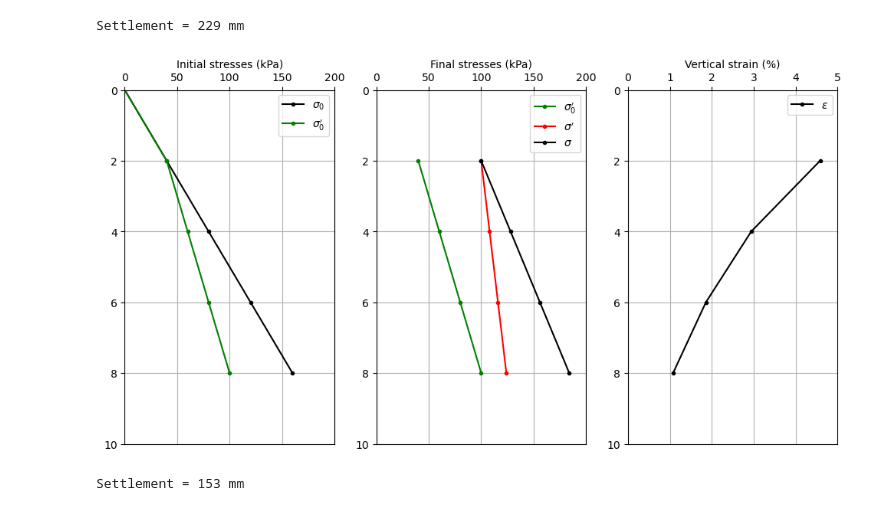
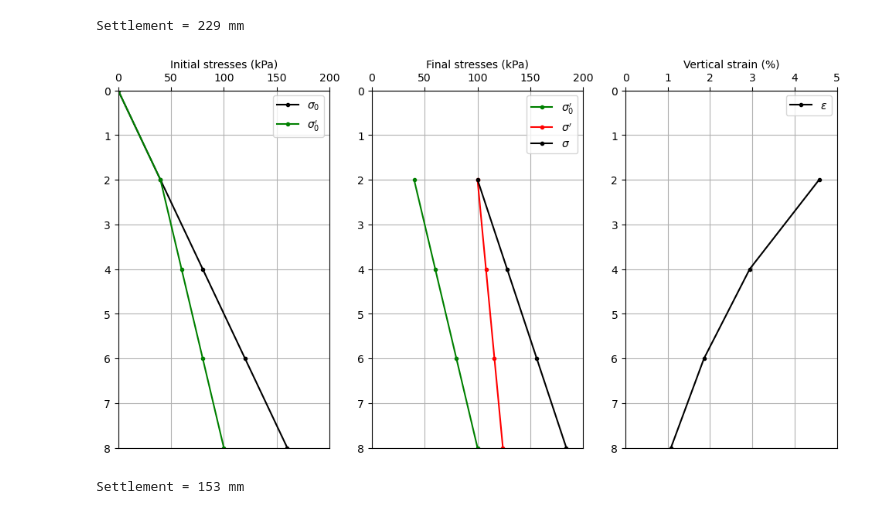
Before and after one commit to nfcd/geotech, a Jupyter notebook: settlements.ipynb, the cells around one changed output. Drawn from its saved outputs; the diff is of its cells as text; code cells hidden in the pictures.

```diff
--- a/settlements.ipynb
+++ b/settlements.ipynb
@@ -91,9 +91,10 @@ def vert_strain(sigma_0, delta_sigma, modulus, model=1):
 
     return epsilon
 # %%
-# Lecture 10, Example 1:
+# Lecture 10, Example 1 (4.2 i Aarhaug, 1992, Geoteknikk):
 interval = 1 # interval between layers
-bases = np.arange(interval, 10+interval, interval)
+depth_f = 10 # final depth
+bases = np.arange(interval, depth_f+interval, interval)
 gammas = np.ones(len(bases))*18
 gw = 0 # groundwater at the ground surface
 gamma_w = 10.0
@@ -116,7 +117,7 @@ for i in range(len(epsilon)):
 
 # plot the results
 fig, ax = plt.subplots(1, 3, figsize=(12, 6))
-depths = np.arange(0, 10+interval, interval)
+depths = np.arange(0, depth_f+interval, interval)
 # initial stresses
 ax[0].plot(sz_total_o, depths, 'k.-', label=r'$\sigma_0$')
 ax[0].plot(sz_eff_o, depths, 'g.-', label=r"$\sigma_0'$")
@@ -139,7 +140,7 @@ for i in range(3):
     ax[i].xaxis.tick_top()
     ax[i].set_xlabel(x_labels[i])
     ax[i].set_xlim(0, xmax[i])
-    ax[i].set_ylim(10, 0)
+    ax[i].set_ylim(depth_f, 0)
     ax[i].grid()
 
 plt.show()
@@ -151,9 +152,10 @@ print(f"Settlement = {settlement*1e3:.0f} mm")
 [figure]
 Settlement = 36 mm
 # %%
-# Lecture 10, Example 2:
+# Lecture 10, Example 2: (4.3 i Aarhaug, 1992, Geoteknikk)
 interval = 1
-bases = np.arange(interval, 10+interval, interval)
+depth_f = 10
+bases = np.arange(interval, depth_f+interval, interval)
 gammas = np.zeros(len(bases))
 # if bases <=3 gammas are 19, else they are 20 kN/m3
 gammas[bases <= 3] = 19
@@ -195,7 +197,7 @@ for i in range(len(epsilon)):
 
 # plot the results
 fig, ax = plt.subplots(1, 3, figsize=(12, 6))
-depths = np.arange(0, 10+interval, interval)
+depths = np.arange(0, depth_f+interval, interval)
 
 # initial stresses
 ax[0].plot(sz_total_o, depths, 'k.-', label=r'$\sigma_0$')
@@ -223,7 +225,7 @@ for i in range(3):
     ax[i].xaxis.tick_top()
     ax[i].set_xlabel(x_labels[i])
     ax[i].set_xlim(0, xmax[i])
-    ax[i].set_ylim(10, 0)
+    ax[i].set_ylim(depth_f, 0)
     ax[i].grid()
 
 plt.show()
@@ -235,8 +237,10 @@ print(f"Settlement = {settlement*1e3:.0f} mm")
 [figure]
 Settlement = 229 mm
 # %%
-# Lecture 10, Example 3:
-bases = np.arange(2, 10, 2)
+# Lecture 10, Example 3: (4.4 i Aarhaug, 1992, Geoteknikk)
+interval = 2
+depth_f = 8
+bases = np.arange(interval, depth_f+interval, interval)
 gammas = np.ones(len(bases))*20
 gw = 2 # groundwater at 2 meters depth
 gamma_w = 10.0 # unit weight of water kN/m3
@@ -267,37 +271,37 @@ for i in range(len(epsilon)):
 
 # plot the results
 fig, ax = plt.subplots(1, 3, figsize=(12, 6))
-depths = np.arange(0, 10, 2)
+depths = np.arange(0, depth_f+interval, interval)
 
 # initial stresses
 ax[0].plot(sz_total_o, depths, 'k.-', label=r'$\sigma_0$')
 ax[0].plot(sz_eff_o, depths, 'g.-', label=r"$\sigma_0'$")
 
 # final stresses
 ax[1].plot(sz_eff_o[1:], depths[1:], 'g.-', label=r"$\sigma_0'$")
 ax[1].plot(sz_eff_f, depths[1:], 'r.-', label=r"$\sigma'$")
 ax[1].plot(sz_total_f, depths[1:], 'k.-', label=r'$\sigma$')
 
 # vertical strain
 ax[2].plot(epsilon*100, depths[1:], 'k.-', label=r'$\epsilon$')
 
 # common settings
 x_labels = ['Initial stresses (kPa)', 'Final stresses (kPa)', 'Vertical strain (%)']
 xmax = [200, 200, 5]
 for i in range(3):
     ax[i].legend()
     ax[i].xaxis.set_label_position('top')
     ax[i].xaxis.tick_top()
     ax[i].set_xlabel(x_labels[i])
     ax[i].set_xlim(0, xmax[i])
-    ax[i].set_ylim(10, 0)
+    ax[i].set_ylim(depth_f, 0)
     ax[i].grid()
 
 plt.show()
 
 # settlement is area under the curve of the vertical strain plot
 settlement = np.trapz(epsilon, depths[1:])
 print(f"Settlement = {settlement*1e3:.0f} mm")
 # %% [output]
-[figure, old version]
+[figure, new version]
 Settlement = 153 mm
```
Also changed, not shown: parts of 2 cells of this notebook, 9 other files.
